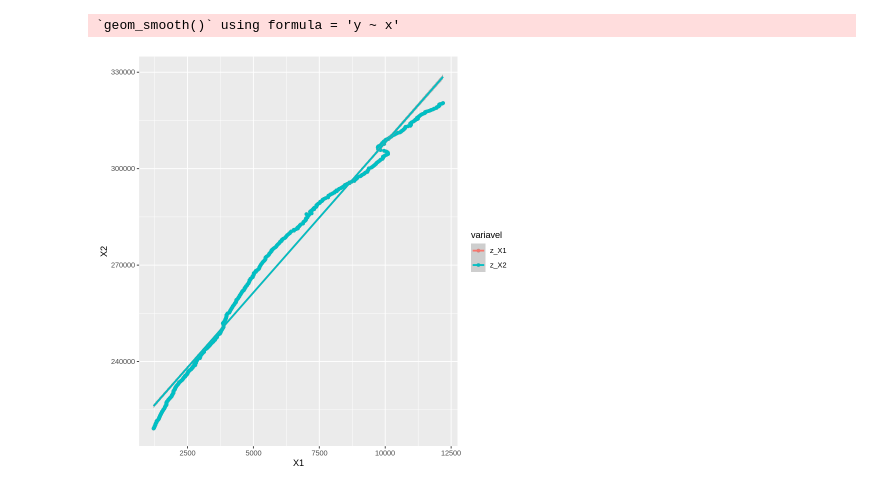
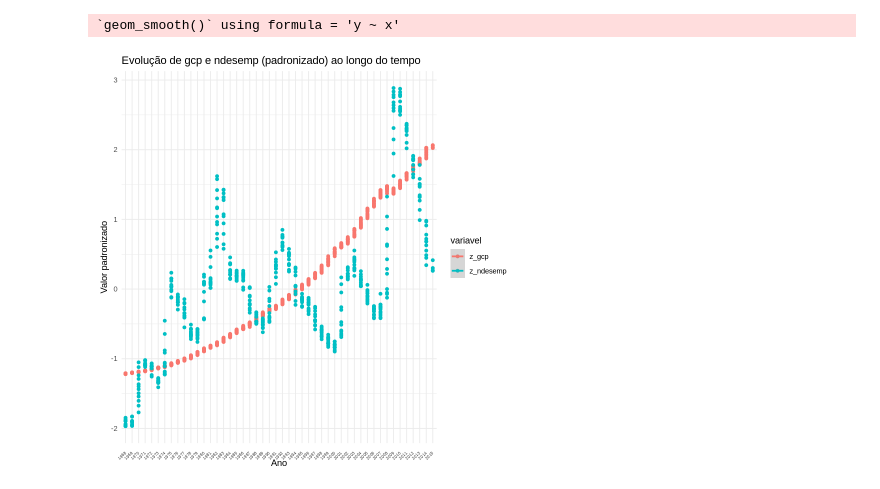
Before and after one commit to yassirscreed/PE_22-23, a Jupyter notebook: Ex01/ex01.ipynb, the cells around one changed output. Saved outputs shown, nothing was run; the diff lists cells and outputs as text; code cells hidden in the pictures.

```diff
--- a/Ex01/ex01.ipynb
+++ b/Ex01/ex01.ipynb
@@ -13,21 +8,38 @@ X2 <- data[115:574,3]
+# %%
+# Read the data
+data <- read_excel("econ.xlsx")
+
+# Convert the tempo column to a Date object
+data$tempo <- as.Date(data$tempo, format = "%y-%m-%d")
+
+# Extract the year from the Date object
+data$year <- format(data$tempo, "%Y")
+
+# Filter data for years greater than or equal to 1968
+data_filtered <- data[data$year >= 1968,]
+
+X1 <- data_filtered$gcp
+X2 <- data_filtered$ndesemp
 # %%
-# n e o numero de observações
-n <- length(X1)
-
 # transformação de dados
 z_transform <- function(x){
   (x - mean(x))/sd(x)
 }
 
-z_X1 <- z_transform(X1)
-z_X2 <- z_transform(X2)
+z_gcp <- z_transform(X1)
+z_ndesemp <- z_transform(X2)
-# %%
-# Com recurso ao pacote ggplot produza um único gráfico que lhe permita fazer uma análise da evolução dessas duas variáveis para esses anos.
-df <- data.frame(X1, X2, z_X1, z_X2)
-
-df <- gather(df, key = "variavel", value = "valor", -X1, -X2)
-
-ggplot(df, aes(x = X1, y = X2, color = variavel)) + geom_point() + geom_smooth(method = "lm")
-# %% [output]
-`geom_smooth()` using formula = 'y ~ x'
-[figure, removed]
+# %%
+# Create a new data frame with transformed data
+df <- data.frame(tempo = data_filtered$tempo, year = data_filtered$year, z_gcp, z_ndesemp)
+
+# Create a long format data frame for ggplot
+df_long <- gather(df, key = "variavel", value = "valor", -tempo, -year)
+
+# Create a ggplot with the evolution of the two variables over time
+p <- ggplot(df_long, aes(x = year, y = valor, color = variavel)) + geom_point() + geom_smooth(method = "lm") + labs(title = "Evolução de gcp e ndesemp (padronizado) ao longo do tempo", x = "Ano", y = "Valor padronizado") + theme_minimal() +
+     theme(axis.text.x = element_text(angle = 45, vjust = 0.5, hjust = 1, size = 5))
+
+p
+# %% [output]
+`geom_smooth()` using formula = 'y ~ x'
+[figure, added]
```
Also changed, not shown: parts of 2 cells of this notebook, 10 other files.
